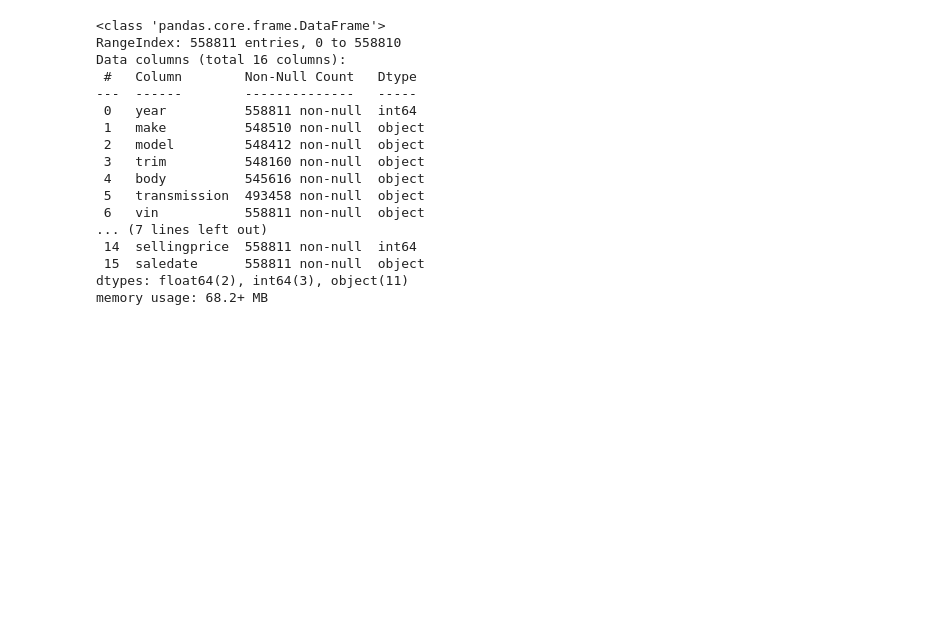
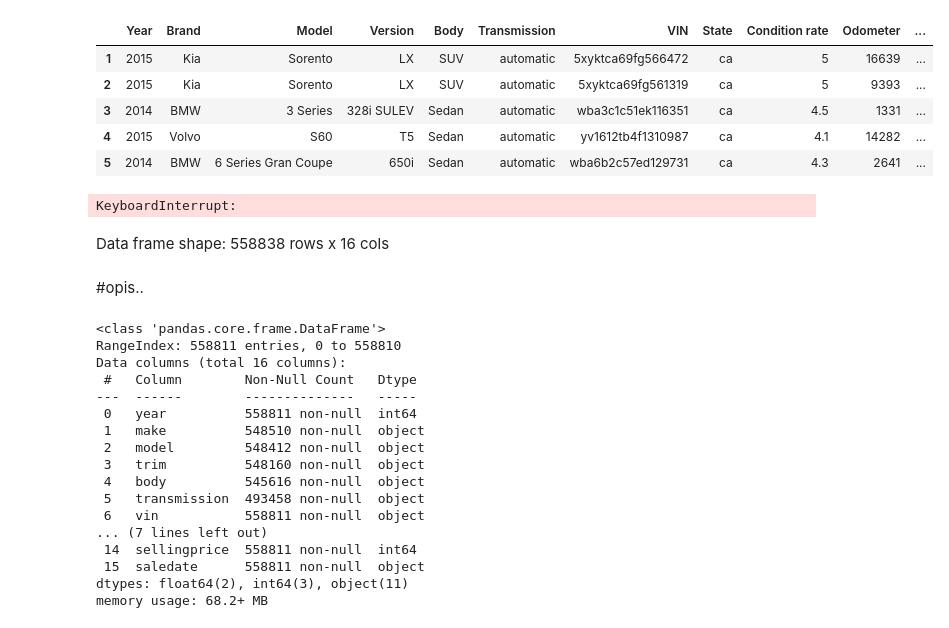
Before and after one commit to WildFireCodes/Data-Science-projects, a Jupyter notebook: Used_car_auction_prices/user_car_auction_prices.ipynb, the cells around one changed output. Saved outputs shown, nothing was run; the diff lists cells and outputs as text; code cells hidden in the pictures; blank space fills up the shorter version.

```diff
--- a/Used_car_auction_prices/user_car_auction_prices.ipynb
+++ b/Used_car_auction_prices/user_car_auction_prices.ipynb
@@ -32,3 +61,24 @@ data_raw.shape #558838 rows x 16 cols
+# %%
+used_car_prices_copy.columns=['Year', 'Brand', 'Model', 'Version', 'Body', 'Transmission', 'VIN', 'State', 'Condition rate',
+                   'Odometer', 'Color', 'Interior', 'Seller', 'MY', 'Price', 'Date']
+# %%
+used_car_prices_copy.head()
+# %% [output]
+|  | Year | Brand | Model | Version | Body | Transmission | VIN | State | Condition rate | Odometer | ... |
+| 1 | 2015 | Kia | Sorento | LX | SUV | automatic | 5xyktca69fg566472 | ca | 5 | 16639 | ... |
+| 2 | 2015 | Kia | Sorento | LX | SUV | automatic | 5xyktca69fg561319 | ca | 5 | 9393 | ... |
+| 3 | 2014 | BMW | 3 Series | 328i SULEV | Sedan | automatic | wba3c1c51ek116351 | ca | 4.5 | 1331 | ... |
+| 4 | 2015 | Volvo | S60 | T5 | Sedan | automatic | yv1612tb4f1310987 | ca | 4.1 | 14282 | ... |
+| 5 | 2014 | BMW | 6 Series Gran Coupe | 650i | Sedan | automatic | wba6b2c57ed129731 | ca | 4.3 | 2641 | ... |
+# %%
+eda = pp.ProfileReport(used_car_prices_copy, title = "Used car auction prices exploration.")
+eda
+# %% [output]
+KeyboardInterrupt:
+# %% [markdown]
+Data frame shape: 558838 rows x 16 cols
+# %% [markdown]
+#opis..
 # %%
 data_raw.info()
 # %% [output]
```
Also changed, not shown: parts of 12 cells of this notebook.
